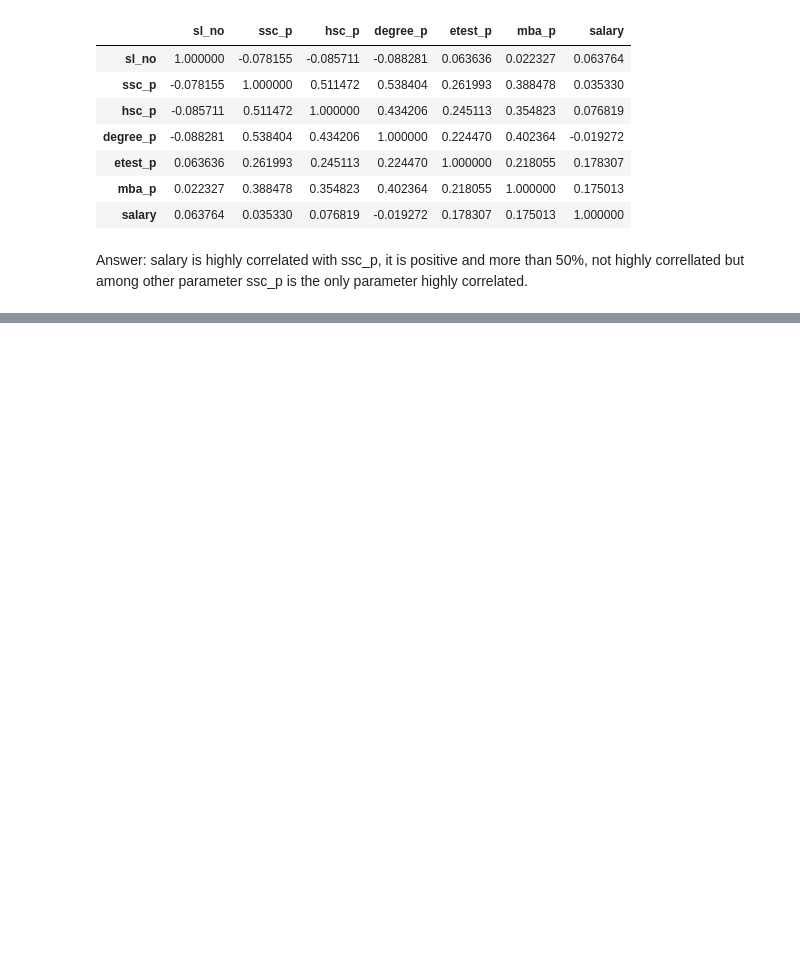
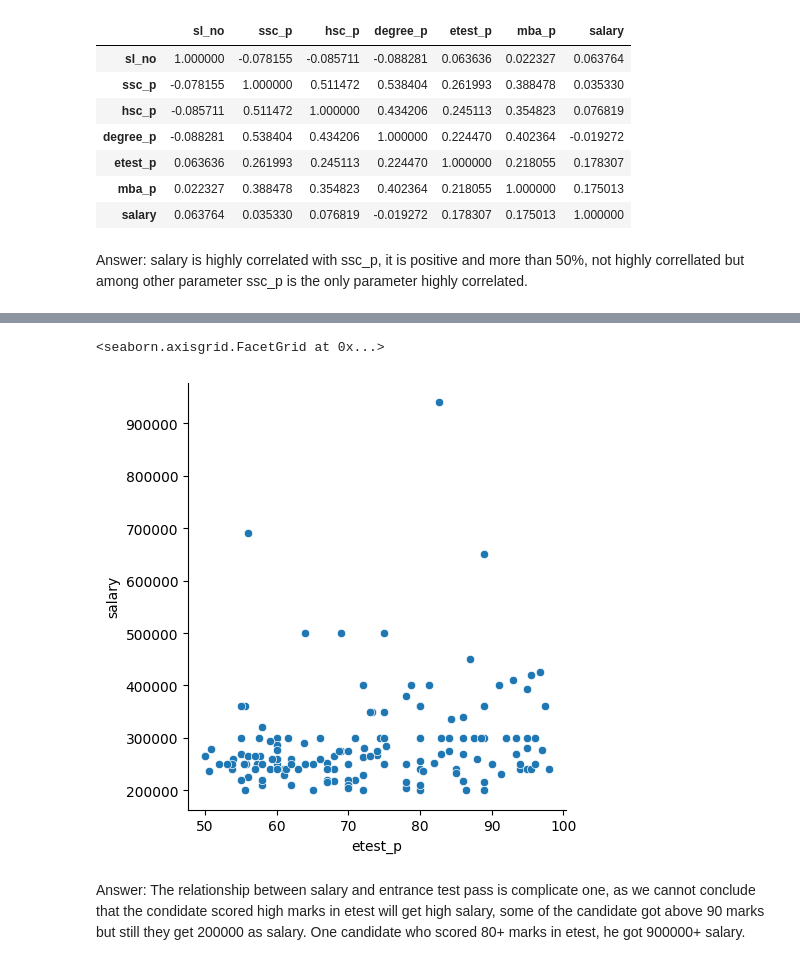
Before and after one commit to sathishgrace20/Datascience-Assignment, a Jupyter notebook: Readcsvfile.ipynb, the cells around one changed output, grey strips where cells are left out. Saved outputs shown, nothing was run; the diff lists cells and outputs as text; code cells hidden in the pictures; blank space fills up the shorter version.

```diff
--- a/Readcsvfile.ipynb
+++ b/Readcsvfile.ipynb
@@ -423,0 +408,9 @@ Answer: The graph shows the mba pass mark falls between 50 and 70, 87% of the st
+# %%
+sns.relplot(data=dataset,x='etest_p',y='salary')
+# %% [output]
+<seaborn.axisgrid.FacetGrid at 0x...>
+[figure, added]
+# %% [markdown]
+Answer: The relationship between salary and entrance test pass is complicate one, as we cannot conclude that the condidate
+scored high marks in etest will get high salary, some of the candidate got above 90 marks but still they get 200000 as salary.
+One candidate who scored 80+ marks in etest, he got 900000+ salary.
```
Also changed, not shown: parts of 7 cells of this notebook.
